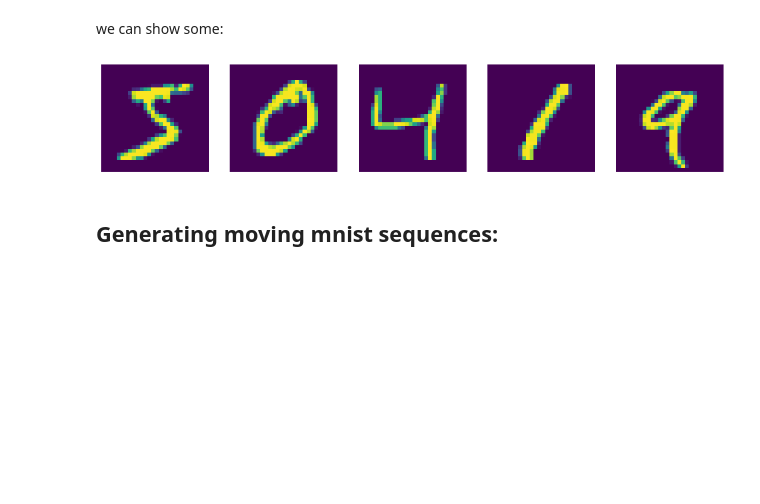
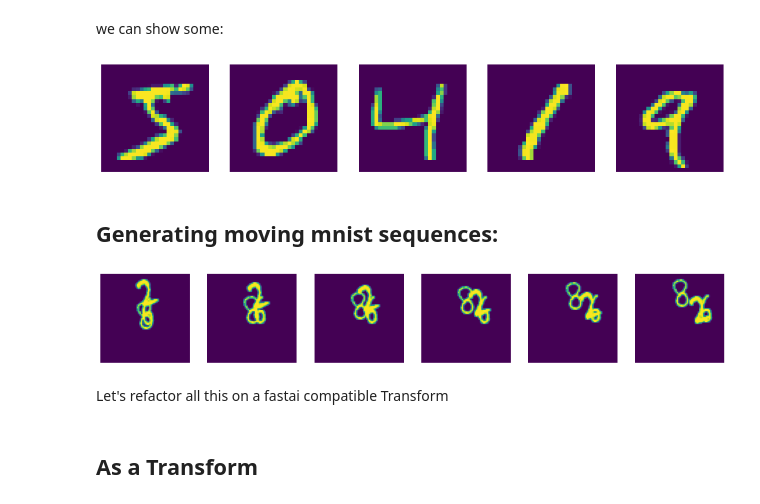
Before and after one commit to tcapelle/moving_mnist, a Jupyter notebook: nbs/00_data.ipynb, the cells around one changed output. Cells and saved outputs as stored; diff of their text form; code cells hidden in the pictures; blank space fills up the shorter version.

```diff
--- a/nbs/00_data.ipynb
+++ b/nbs/00_data.ipynb
@@ -44,16 +44,15 @@ show_images(data[0:5]);
 # %% [markdown]
 ## Generating moving mnist sequences:
 # %%
+#export
 class MovingMNIST:
-    def __init__(self, root, n_frames_input, n_frames_output, num_objects):
+    def __init__(self, root, n_in, n_out, n_obj):
         self.dataset = None
-        self.mnist = load_mnist(root)
+        self.mnist = load_mnist()
         self.length = int(1e4) if self.dataset is None else self.dataset.shape[1]
-
-        self.is_train = is_train
-        self.num_objects = num_objects
-        self.n_frames_input = n_frames_input
-        self.n_frames_output = n_frames_output
+        self.num_objects = [n_obj] if not is_listy(n_obj) else n_obj
+        self.n_frames_input = n_in
+        self.n_frames_output = n_out
         self.n_frames_total = self.n_frames_input + self.n_frames_output
         # For generating data
         self.image_size_ = 64
@@ -120,7 +119,7 @@ class MovingMNIST:
 
     def __getitem__(self, idx):
         length = self.n_frames_input + self.n_frames_output
-        if self.is_train or self.num_objects[0] != 2:
+        if self.num_objects[0] != 2:
             # Sample number of objects
             num_digits = random.choice(self.num_objects)
             # Generate data on the fly
@@ -140,8 +139,19 @@ class MovingMNIST:
         frozen = input[-1]
         output = torch.from_numpy(output / 255.0).contiguous().float()
         input = torch.from_numpy(input / 255.0).contiguous().float()
-        out = [idx, output, input, frozen, np.zeros(1)]
-        return out
+        return input, output
 
     def __len__(self):
         return self.length
+# %%
+ds = MovingMNIST(DATA_PATH, n_in=3, n_out=3, n_obj=3)
+x,y = ds[0]
+test_eq(x.shape, [3,1,64,64])
+z = torch.cat([x,y], axis=0)
+show_images(z)
+# %% [output]
+[figure, added]
+# %% [markdown]
+Let's refactor all this on a fastai compatible Transform
+# %% [markdown]
+## As a Transform
```
Also changed, not shown: 2 other files.
